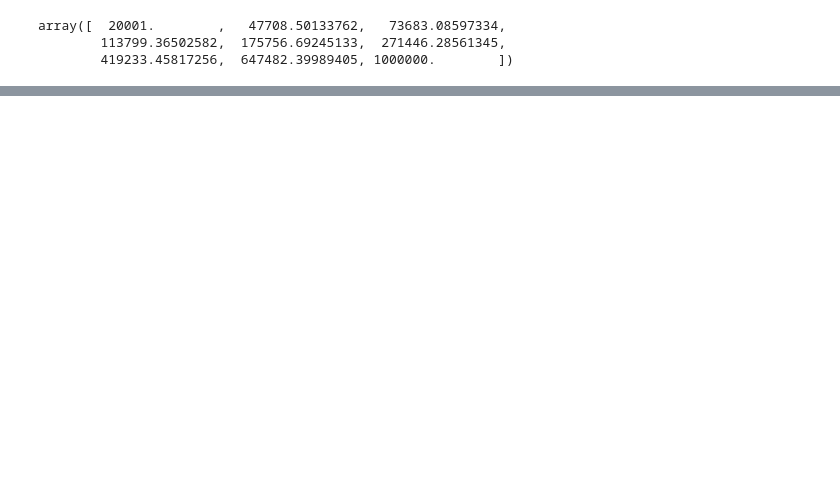
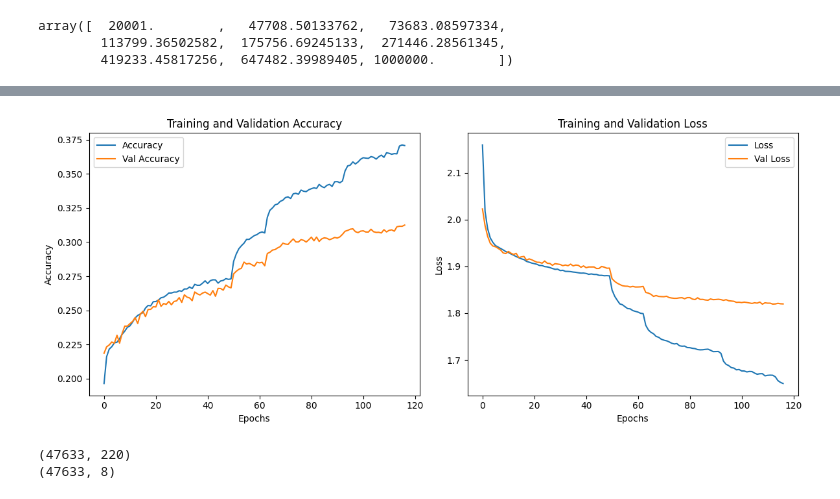
Before and after one commit to RonanB400/decp_ml, a Jupyter notebook: notebooks/PC_model_deep.ipynb, the cells around one changed output, grey strips where cells are left out. Saved outputs shown, nothing was run; the diff lists cells and outputs as text; code cells hidden in the pictures; blank space fills up the shorter version.

Commit message:
push du nouveau model (31% accuracy) avec les 8 bonnes catégories

```diff
--- a/notebooks/PC_model_deep.ipynb
+++ b/notebooks/PC_model_deep.ipynb
@@ -127,12 +214,12 @@ array([  20001.        ,   47708.50133762,   73683.08597334,
 # %%
-# es = EarlyStopping(patience=8, restore_best_weights=True)
-# lr_scheduler = ReduceLROnPlateau(factor=0.5, patience=5, verbose=1, min_lr=1e-6)
+es = EarlyStopping(patience=8, restore_best_weights=True)
+lr_scheduler = ReduceLROnPlateau(factor=0.5, patience=5, verbose=1, min_lr=1e-6)
 
 
-# history = model.fit(
-#         X_train_preproc, y_train_cat,
-#         validation_split=0.2,
-#         batch_size=128,
-#         epochs=150,
-#         callbacks=[es, lr_scheduler],
-#         verbose=1)
+history = model.fit(
+        X_train_preproc, y_train_cat,
+        validation_split=0.2,
+        batch_size=128,
+        epochs=150,
+        callbacks=[es, lr_scheduler],
+        verbose=1)
@@ -139,32 +244,34 @@ array([  20001.        ,   47708.50133762,   73683.08597334,
 # %%
-# # Récupération des données d'entraînement et validation
-# acc = history.history['accuracy']
-# val_acc = history.history['val_accuracy']
-# loss = history.history['loss']
-# val_loss = history.history['val_loss']
+# Récupération des données d'entraînement et validation
+acc = history.history['accuracy']
+val_acc = history.history['val_accuracy']
+loss = history.history['loss']
+val_loss = history.history['val_loss']
 
-# # Création de la figure
-# plt.figure(figsize=(12, 5))
+# Création de la figure
+plt.figure(figsize=(12, 5))
 
-# # Plot de l'accuracy
-# plt.subplot(1, 2, 1)
-# plt.plot(acc, label='Accuracy')
-# plt.plot(val_acc, label='Val Accuracy')
-# plt.xlabel('Epochs')
-# plt.ylabel('Accuracy')
-# plt.title('Training and Validation Accuracy')
-# plt.legend()
+# Plot de l'accuracy
+plt.subplot(1, 2, 1)
+plt.plot(acc, label='Accuracy')
+plt.plot(val_acc, label='Val Accuracy')
+plt.xlabel('Epochs')
+plt.ylabel('Accuracy')
+plt.title('Training and Validation Accuracy')
+plt.legend()
 
-# # Plot de la loss
-# plt.subplot(1, 2, 2)
-# plt.plot(loss, label='Loss')
-# plt.plot(val_loss, label='Val Loss')
-# plt.xlabel('Epochs')
-# plt.ylabel('Loss')
-# plt.title('Training and Validation Loss')
-# plt.legend()
+# Plot de la loss
+plt.subplot(1, 2, 2)
+plt.plot(loss, label='Loss')
+plt.plot(val_loss, label='Val Loss')
+plt.xlabel('Epochs')
+plt.ylabel('Loss')
+plt.title('Training and Validation Loss')
+plt.legend()
 
-# # Affichage
-# plt.tight_layout()
-# plt.show()
+# Affichage
+plt.tight_layout()
+plt.show()
+# %% [output]
+[figure, added]
 # %%
@@ -171,0 +283,6 @@ array([  20001.        ,   47708.50133762,   73683.08597334,
+# %%
+print(X_test_preproc.shape)
+print(y_test_cat.shape)
+# %% [output]
+(47633, 220)
+(47633, 8)
```
Also changed, not shown: parts of 40 cells of this notebook, 3 other files.
